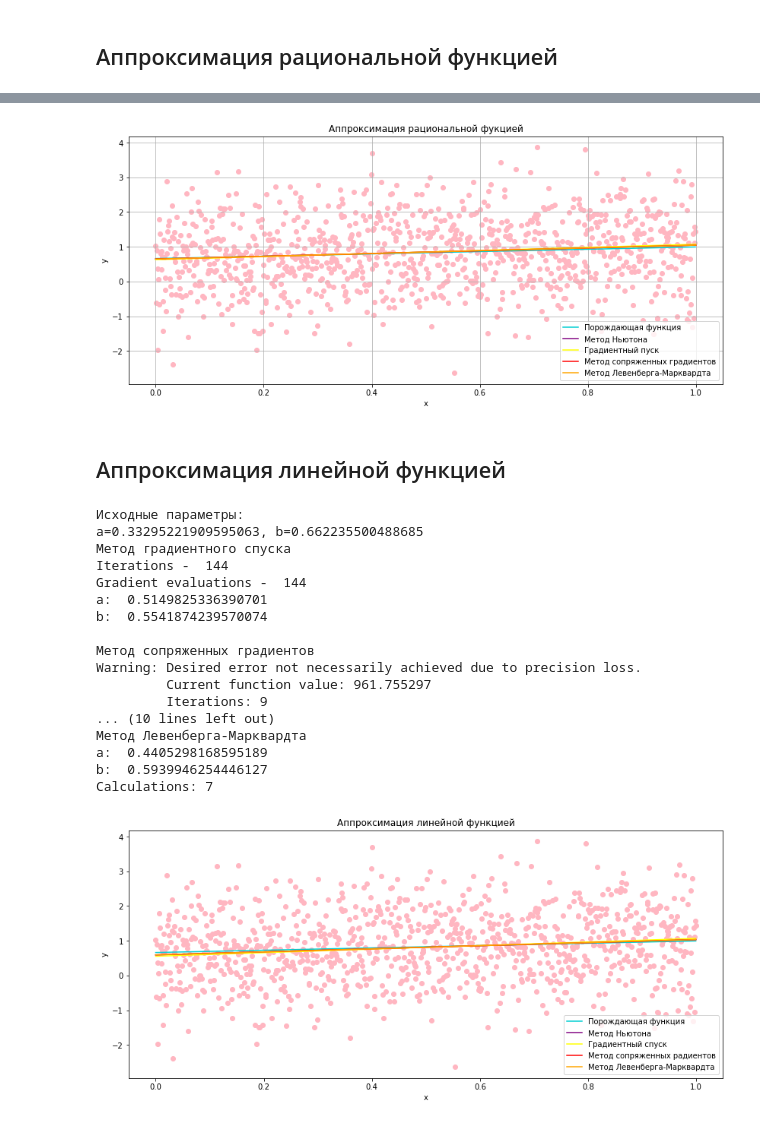
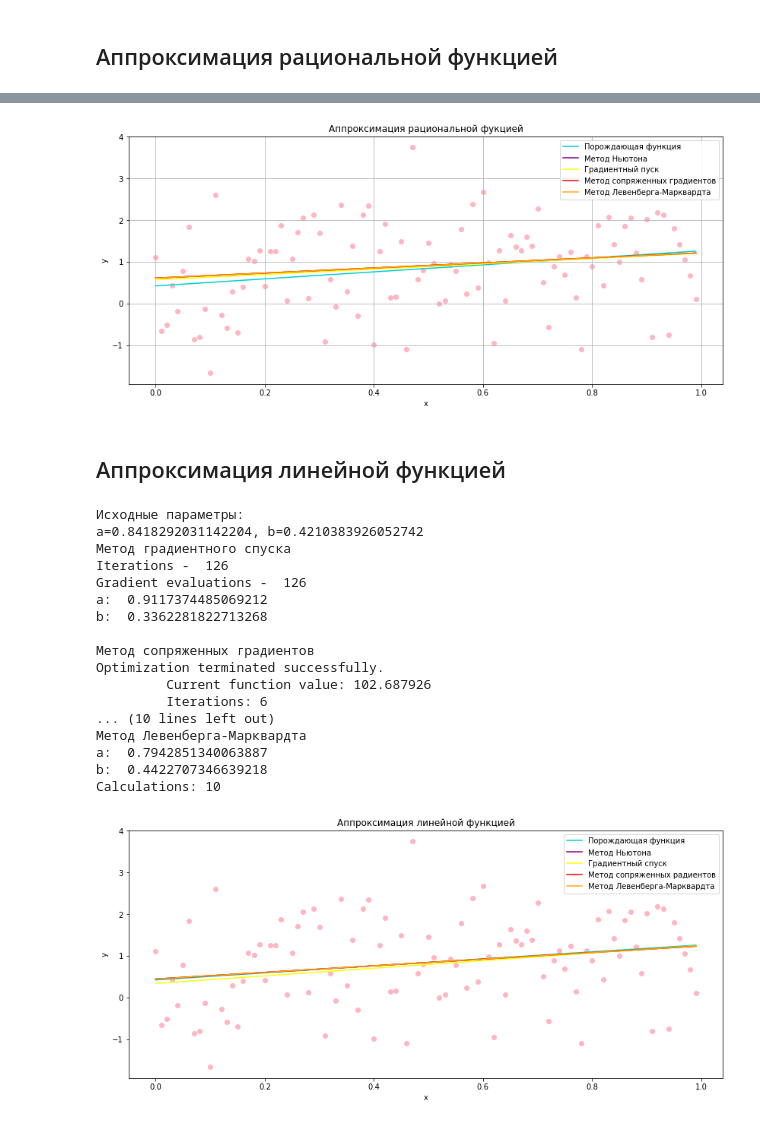
Before and after one commit to ChrisLisbon/ITMO_algorithms_classes, a Jupyter notebook: lab3_new_version.ipynb, the cells around one changed output, grey strips where cells are left out. Saved outputs shown, nothing was run; the diff lists cells and outputs as text; code cells hidden in the pictures.

```diff
--- a/lab3_new_version.ipynb
+++ b/lab3_new_version.ipynb
@@ -10,15 +10,15 @@ from scipy.optimize import minimize, leastsq, brute, fmin
 # %% [markdown]
 ## Генерация данных
 # %%
-alpha = random.random() # Generate alpha in the range from 0 to 1
-beta = random.random() # Generate beta in the range from 0 to 1
+alpha = random.random()
+beta = random.random()
 print('Alpha -', alpha)
 print('Beta -', beta)
-# Generate an array of noisy data in accordance with the task
+
 y_list = []
 x_list = []
-for k in range(0,1000):
-    x = k/1000
+for k in range(0,100):
+    x = k/100
     q = random.normalvariate(0, 1)
     y = alpha*x + beta + q
     y_list.append(y)
@@ -26,7 +26,6 @@ for k in range(0,1000):
 x_list = np.array(x_list)
 y_list = np.array(y_list)
 
-# Draw a graph
 plt.rcParams['figure.figsize'] = [14, 6]
 plt.scatter(x_list, y_list, color='#FFB6C1')
 plt.xlabel('x')
@@ -153,10 +151,11 @@ Calculations: 16
 # %%
+x = np.linspace(min(x_list), max(x_list), 2)
 plt.scatter(x_list, y_list, color='#FFB6C1')
 plt.plot(x_list, [el*alpha+beta for el in x_list], color='DarkTurquoise', label='Порождающая функция')
-plt.plot(a_rat_N/(1 + b_rat_N*x), c='purple', label = 'Метод Ньютона')
-plt.plot(a_rat_grad/(1 + b_rat_grad*x), c='yellow', label = 'Градиентный пуск')
-plt.plot(a_rat_CDS/(1 + b_rat_CDS*x), c='red',  label = 'Метод сопряженных градиентов')
-plt.plot(lm_rat[0]/(1 + lm_rat[1]*x), c='orange', label = 'Метод Левенберга-Марквардта')
+plt.plot(x, a_rat_N/(1 + b_rat_N*x), c='purple', label = 'Метод Ньютона')
+plt.plot(x, a_rat_grad/(1 + b_rat_grad*x), c='yellow', label = 'Градиентный пуск')
+plt.plot(x, a_rat_CDS/(1 + b_rat_CDS*x), c='red',  label = 'Метод сопряженных градиентов')
+plt.plot(x, lm_rat[0]/(1 + lm_rat[1]*x), c='orange', label = 'Метод Левенберга-Марквардта')
 
 plt.xlabel('x')
 plt.ylabel('y')
@@ -165,7 +164,7 @@ plt.legend()
 plt.grid()
 plt.show()
 # %% [output]
-[figure, old version]
+[figure, new version]
 # %% [markdown]
 ## Аппроксимация линейной функцией
 # %%
@@ -207,33 +206,34 @@ print('b: ', lm_lin[1])
 print('Calculations: '+str(res[2]['nfev'])+'\n')
 # %% [output]
 Исходные параметры:
-a=0.33295221909595063, b=0.662235500488685
+a=0.8418292031142204, b=0.4210383926052742
 Метод градиентного спуска
-Iterations -  144
-Gradient evaluations -  144
-a:  0.5149825336390701
-b:  0.5541874239570074
+Iterations -  126
+Gradient evaluations -  126
+a:  0.9117374485069212
+b:  0.3362281822713268
 
 Метод сопряженных градиентов
-Warning: Desired error not necessarily achieved due to precision loss.
-         Current function value: 961.755297
-         Iterations: 9
+Optimization terminated successfully.
+         Current function value: 102.687926
+         Iterations: 6
 ... (10 lines left out)
 Метод Левенберга-Марквардта
-a:  0.4405298168595189
-b:  0.5939946254446127
-Calculations: 7
+a:  0.7942851340063887
+b:  0.4422707346639218
+Calculations: 10
 # %%
+x = np.linspace(min(x_list), max(x_list), 2)
 plt.scatter(x_list, y_list, color='#FFB6C1')
 plt.plot(x_list, [el*alpha+beta for el in x_list], color='DarkTurquoise', label='Порождающая функция')
 plt.plot(x, a_lin_N*x + b_lin_N, c='purple', label = 'Метод Ньютона')
 plt.plot(x, a_lin_grad*x + b_lin_grad, c='yellow', label = 'Градиентный спуск')
 plt.plot(x, a_lin_CDS*x + b_lin_CDS, c='red', label = 'Метод сопряженных радиентов')
 plt.plot(x, lm_lin[0]*x + lm_lin[1], c='orange', label = 'Метод Левенберга-Марквардта')
 plt.xlabel('x')
 plt.ylabel('y')
 plt.title('Аппроксимация линейной функцией')
 plt.legend()
 plt.show()
 # %% [output]
-[figure, old version]
+[figure, new version]
```
Also changed, not shown: parts of 2 cells of this notebook.
